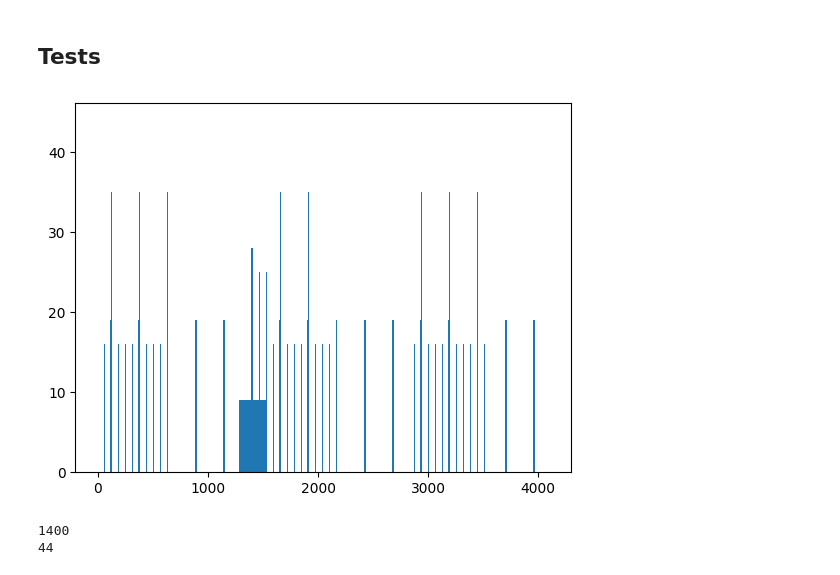
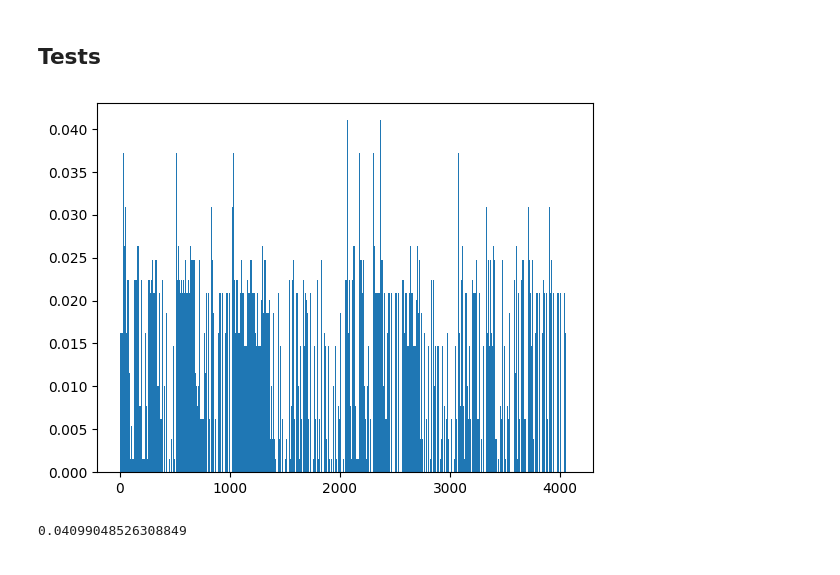
Before and after one commit to baptistechev/RL_CS, a Jupyter notebook: Test on MCCL/simulation_paper.ipynb, the cells around one changed output. Cells and saved outputs as stored; diff of their text form; code cells hidden in the pictures.

```diff
--- a/Test on MCCL/simulation_paper.ipynb
+++ b/Test on MCCL/simulation_paper.ipynb
@@ -100,10 +105,16 @@ def generate_rules_and_rewards(num_rules=5, rule_length=4, reward_range=(1, 20),
     return list(rules), rewards, starting_positions
 
 
-def estimate_cost(sequence, rules, rewards, starting_positions):
+def estimate_cost(sequence, rules, rewards, starting_positions=None):
     """
     Estimate the cost of a sequence based on the rules, rewards, and starting positions.
     """
+    if rules== [] or rewards == []:
+        return 0
+
+    if starting_positions is None:
+        starting_positions = [list(range(len(sequence) - len(rules[0]) + 1))] * len(rules)
+
     reward = 0
     rule_length = len(rules[0])
 
@@ -117,2 +174,11 @@ def estimate_cost(sequence, rules, rewards, starting_positions):
+# %%
+import numpy as np
+
+def random_repartition(nb_rules,into=5):
+    """
+    Generate a random repartition of 5 values whose sum equals nb_rules.
+    """
+    values = np.random.multinomial(nb_rules, [1/into]*into)
+    return values
 # %% [markdown]
 <h2>Tests</h2>
@@ -141,39 +185,32 @@ def monte_carlo_compressive_learning(Phi,sequence_cost,sample_size=200,threshold
 # %%
-nb_rules = 3
-rules1, rewards1,pos1 = generate_rules_and_rewards(num_rules=nb_rules,rule_length=4)
-# rules2, rewards2,pos2 = generate_rules_and_rewards(num_rules=3,rule_length=2)
-# rules3, rewards3,pos3 = generate_rules_and_rewards(num_rules=2,rule_length=3)
-# rules4, rewards4,pos4 = generate_rules_and_rewards(num_rules=2,rule_length=6)
-# pos1 = [[0,2,4,6,8]]*nb_rules
-# pos1 = [np.arange(0,4)]*nb_rules
-pos1 = [ [i] for i in np.random.randint(0,8,nb_rules)]
+def generate_problem(total_nb_rules=5):
+    nb_rules = random_repartition(total_nb_rules,into=3)
 
-sequence_cost = []
-for sequence in sequence_list:
-    rew = 0
-    rew += estimate_cost(sequence,rules1, rewards1,pos1)
-    # rew += estimate_cost(sequence,rules2, rewards2, pos2)
-    # rew += estimate_cost(sequence,rules3, rewards3, pos3)
-    # rew += estimate_cost(sequence,rules4, rewards4, pos4)
-    sequence_cost.append(rew)
-sequence_cost = np.array(sequence_cost)
+    rules1, rewards1,pos1 = generate_rules_and_rewards(num_rules=nb_rules[0],rule_length=4)
+    rules2, rewards2,pos2 = generate_rules_and_rewards(num_rules=nb_rules[1],rule_length=5)
+    rules3, rewards3,pos3 = generate_rules_and_rewards(num_rules=nb_rules[2],rule_length=6)
+    # pos1 = [[0,2,4,6,8]]*nb_rules
+    # pos1 = [np.arange(0,4)]*nb_rules
+    # pos1 = [ [i] for i in np.random.randint(0,8,nb_rules)]
 
-# noise_rate = 0.5
-# noise_intensity = 10
-# mask = np.random.rand(len(sequence_cost)) <= noise_rate
-# noisy_sequence_cost = sequence_cost.copy()
-# noisy_sequence_cost[mask]+= np.random.normal(0,noise_intensity,len(sequence_cost)).astype(int)[mask]
-# noisy_sequence_cost=np.abs(noisy_sequence_cost)
+    sequence_cost = []
+    for sequence in sequence_list:
+        rew = 0
+        rew += estimate_cost(sequence,rules1, rewards1)
+        rew += estimate_cost(sequence,rules2, rewards2)
+        rew += estimate_cost(sequence,rules3, rewards3)
+        sequence_cost.append(rew)
+    sequence_cost = np.array(sequence_cost)
+    sequence_cost = sequence_cost /np.linalg.norm(sequence_cost)
 
+    return sequence_cost
+
+sequence_cost = generate_problem(5)
+real_argmax = np.argmax(sequence_cost)
+real_maximum = sequence_cost[real_argmax]
 plt.bar([i for i in np.arange(len(sequence_list))],sequence_cost,width=1.5)
 plt.show()
-# plt.bar([i for i in np.arange(len(sequence_list))],noisy_sequence_cost,width=0.5)
-# plt.show()
-ma = np.argmax(sequence_cost)
-print(ma)
-# print(sequence_list[ma])
-print(sequence_cost[ma])
+real_maximum
 # %% [output]
-[figure, old version]
+[figure, new version]
-1400
-44
+0.04099048526308849
```
Also changed, not shown: parts of 19 cells of this notebook, 2 other files.
